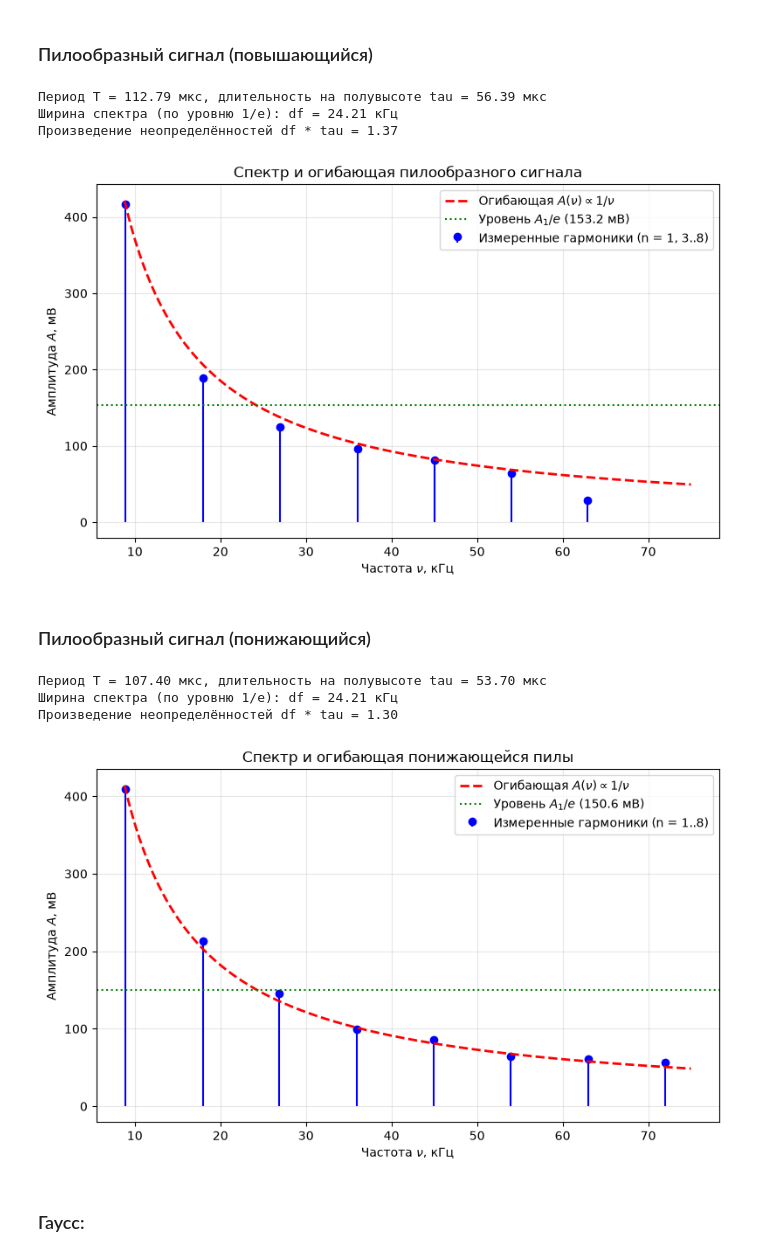
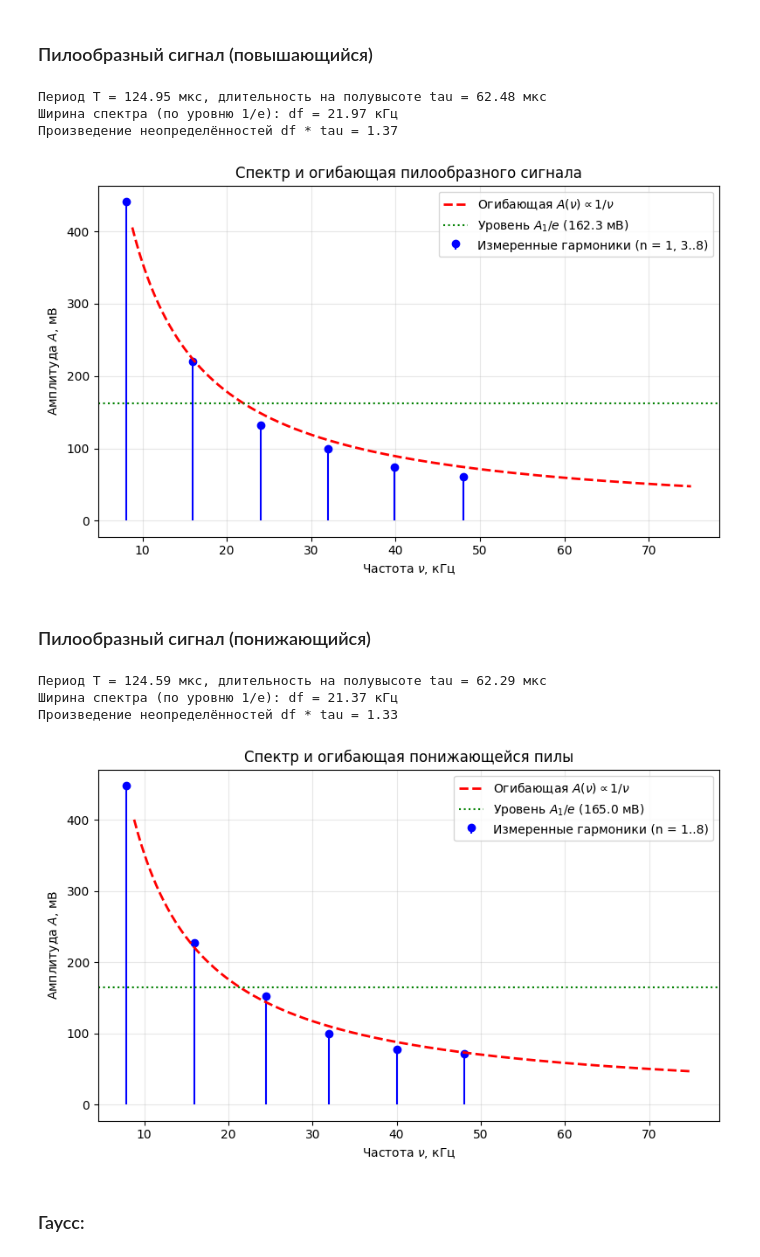
Before and after one commit to tlufl/physics-laboratory-assignments, a Jupyter notebook: sem3/213/lab.ipynb, the cells around one changed output. Cells and saved outputs as stored; diff of their text form; code cells hidden in the pictures.

```diff
--- a/sem3/213/lab.ipynb
+++ b/sem3/213/lab.ipynb
@@ -158,12 +158,12 @@ plt.show()
 ### Пилообразный сигнал (повышающийся)
 # %%
 harmonics = pd.DataFrame({
-    "freq, kHz": [8.905, 18.01, 26.97, 36.0, 45.03, 53.99, 62.87],
-    "A, mV":     [416.4, 188.6, 124.6, 96.09, 81.85, 64.06, 28.47],
-    "n": [1, 3, 4, 5, 6, 7, 8],
+    "freq, kHz": [8.084, 15.92, 24.06, 32.04, 39.88, 48.02],
+    "A, mV":     [441.3, 220.6, 131.7, 99.64, 74.73, 60.5],
+    "n": [1, 2, 3, 4, 5, 6],
 })
 
-T = (173.5 - 60.71) * 1e-6  # 112.79 мкс
+T = (187.3 - 62.35) * 1e-6
 tau = T / 2  # длительность импульса на полувысоте, с
 
 f1 = float(np.asarray(harmonics["freq, kHz"])[0])
@@ -211,20 +211,20 @@ plt.legend()
 plt.tight_layout()
 plt.show()
 # %% [output]
-Период T = 112.79 мкс, длительность на полувысоте tau = 56.39 мкс
-Ширина спектра (по уровню 1/e): df = 24.21 кГц
+Период T = 124.95 мкс, длительность на полувысоте tau = 62.48 мкс
+Ширина спектра (по уровню 1/e): df = 21.97 кГц
 Произведение неопределённостей df * tau = 1.37
-[figure, old version]
+[figure, new version]
 # %% [markdown]
 ### Пилообразный сигнал (понижающийся)
 # %%
 harmonics = pd.DataFrame({
-    "freq, kHz": [8.905, 17.94, 26.82, 35.93, 44.88, 53.92, 62.95, 71.98],
-    "A, mV": [409.3, 213.5, 145.9, 99.64, 85.41, 64.06, 60.5, 56.94],
-    "n": list(range(1, 9)),
+    "freq, kHz": [7.86, 16.0, 24.43, 31.97, 40.03, 48.09],
+    "A, mV": [448.4, 227.8, 153.0, 99.64, 78.29, 71.17],
+    "n": [1, 2, 3, 4, 5, 6],
 })
 
-T = (219.7 - 112.3) * 1e-6  # 107.4 мкс
+T = (127.7 - 3.114) * 1e-6
 tau = T / 2  # длительность импульса на полувысоте, с
 
 f1 = float(np.asarray(harmonics["freq, kHz"]).item(0))
@@ -246,37 +246,37 @@ print(f"Ширина спектра (по уровню 1/e): df = {df_exp:.2f}
 print(f"Произведение неопределённостей df * tau = {(df_exp * 1e3) * tau:.2f}")
 
 # Построение графика
 plt.figure(figsize=(8, 5))
 plt.stem(
     harmonics["freq, kHz"],
     harmonics["A, mV"],
     linefmt="b-",
     markerfmt="bo",
     basefmt=" ",
     label="Измеренные гармоники (n = 1..8)",
 )
 plt.plot(
     f_grid, envelope, "r--", linewidth=2, label=r"Огибающая $A(\nu) \propto 1/\nu$"
 )
 plt.axhline(
     level_e,
     color="g",
     linestyle=":",
     label=f"Уровень $A_1/e$ ({level_e:.1f} мВ)",
 )
 
 plt.title("Спектр и огибающая понижающейся пилы")
 plt.xlabel("Частота $\\nu$, кГц")
 plt.ylabel("Амплитуда $A$, мВ")
 plt.grid(True, alpha=0.3)
 plt.legend()
 plt.tight_layout()
 plt.show()
 # %% [output]
-Период T = 107.40 мкс, длительность на полувысоте tau = 53.70 мкс
-Ширина спектра (по уровню 1/e): df = 24.21 кГц
-Произведение неопределённостей df * tau = 1.30
+Период T = 124.59 мкс, длительность на полувысоте tau = 62.29 мкс
+Ширина спектра (по уровню 1/e): df = 21.37 кГц
+Произведение неопределённостей df * tau = 1.33
-[figure, old version]
+[figure, new version]
 # %% [markdown]
 ### Гаусс:
 # %%
```
Also changed, not shown: parts of 4 cells of this notebook.
